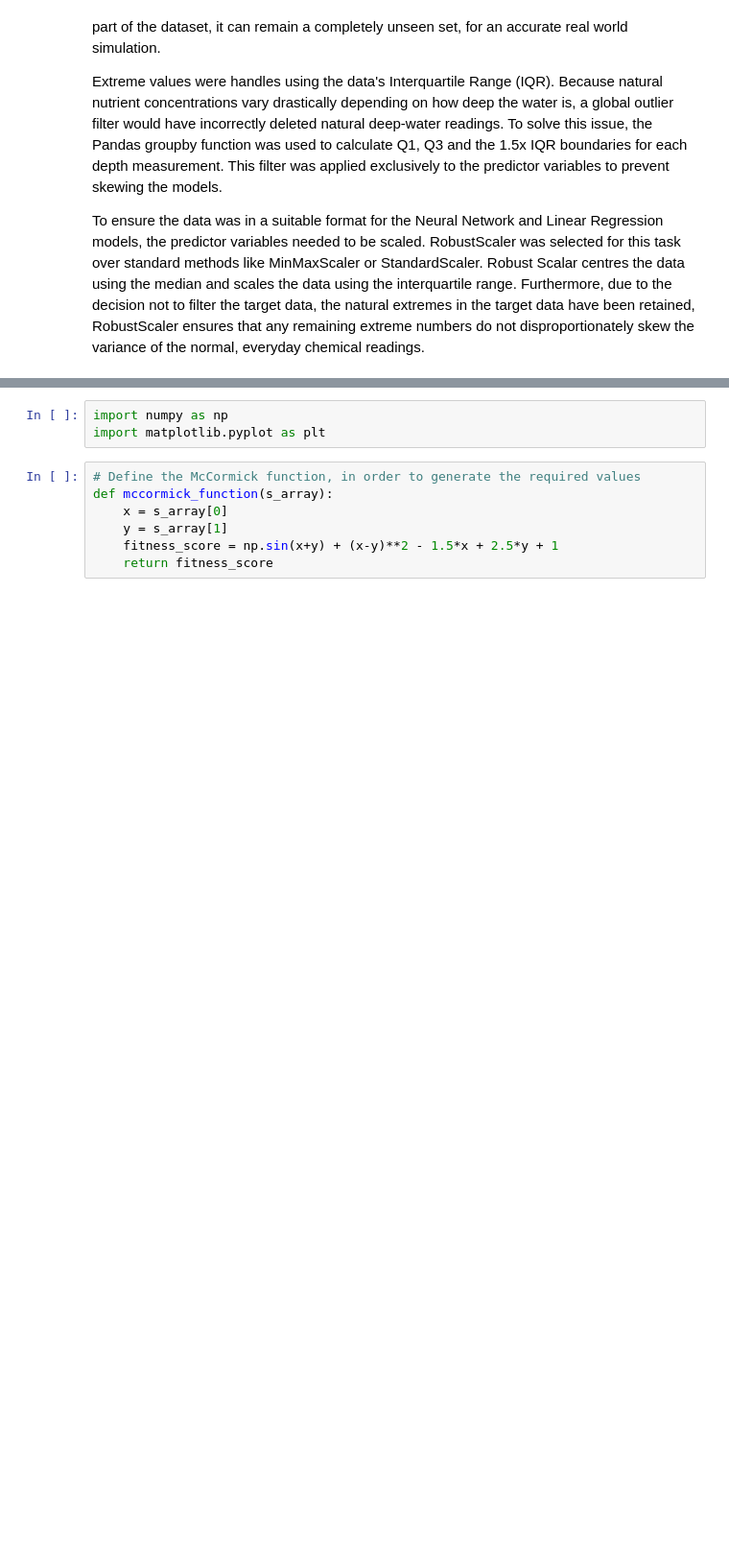
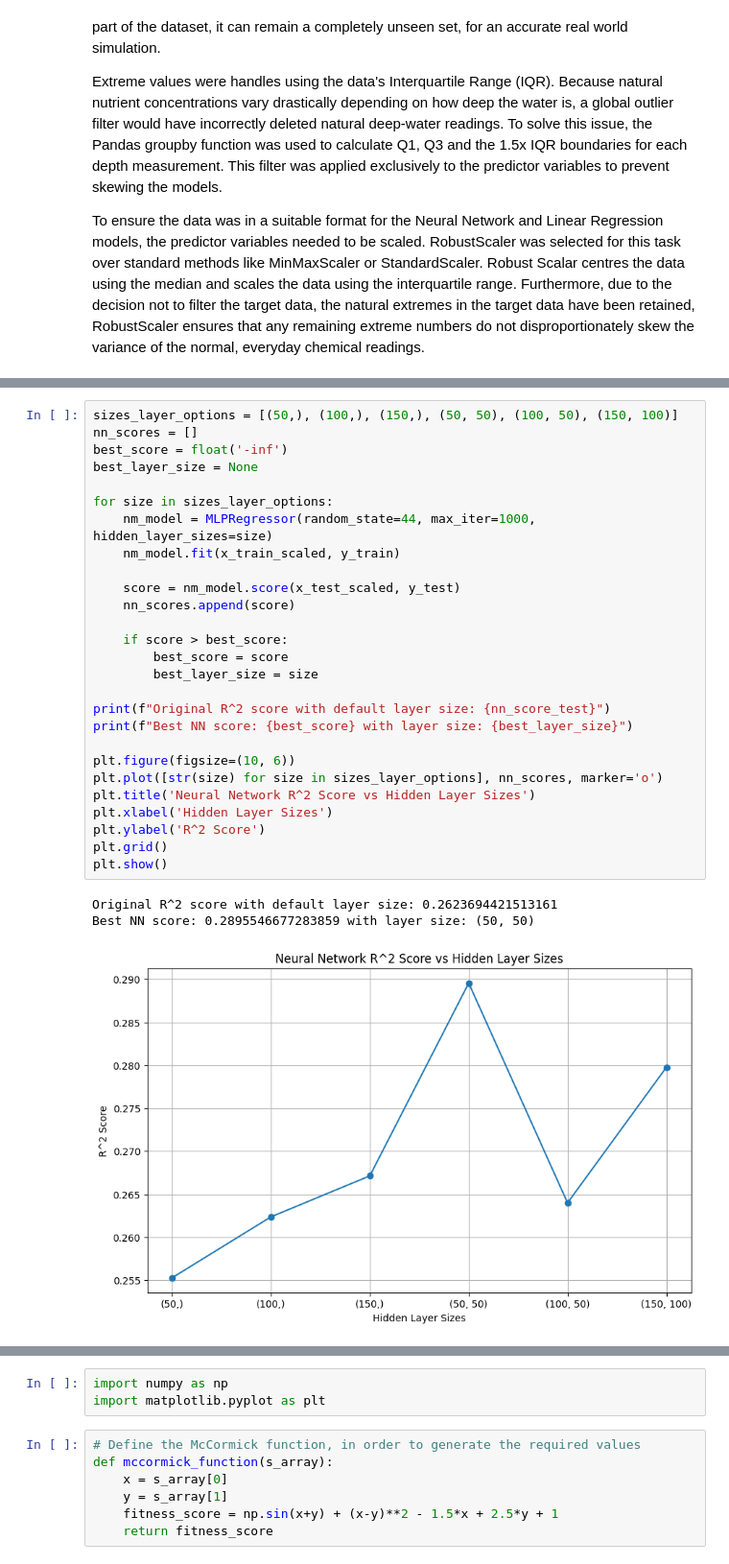
Before and after one commit to BenD2006/comp2002, a Jupyter notebook: COMP2002.ipynb, the cells around one changed output, grey strips where cells are left out. Shown at 96% size. Cells and saved outputs as stored; diff of their text form; blank space fills up the shorter version.

```diff
--- a/COMP2002.ipynb
+++ b/COMP2002.ipynb
@@ -210,0 +266,31 @@ plt.show()
+# %%
+sizes_layer_options = [(50,), (100,), (150,), (50, 50), (100, 50), (150, 100)]
+nn_scores = []
+best_score = float('-inf')
+best_layer_size = None
+
+for size in sizes_layer_options:
+    nm_model = MLPRegressor(random_state=44, max_iter=1000, hidden_layer_sizes=size)
+    nm_model.fit(x_train_scaled, y_train)
+
+    score = nm_model.score(x_test_scaled, y_test)
+    nn_scores.append(score)
+
+    if score > best_score:
+        best_score = score
+        best_layer_size = size
+
+print(f"Original R^2 score with default layer size: {nn_score_test}")
+print(f"Best NN score: {best_score} with layer size: {best_layer_size}")
+
+plt.figure(figsize=(10, 6))
+plt.plot([str(size) for size in sizes_layer_options], nn_scores, marker='o')
+plt.title('Neural Network R^2 Score vs Hidden Layer Sizes')
+plt.xlabel('Hidden Layer Sizes')
+plt.ylabel('R^2 Score')
+plt.grid()
+plt.show()
+# %% [output]
+Original R^2 score with default layer size: 0.2623694421513161
+Best NN score: 0.2895546677283859 with layer size: (50, 50)
+[figure, added]
```
Also changed, not shown: parts of 11 cells of this notebook.
